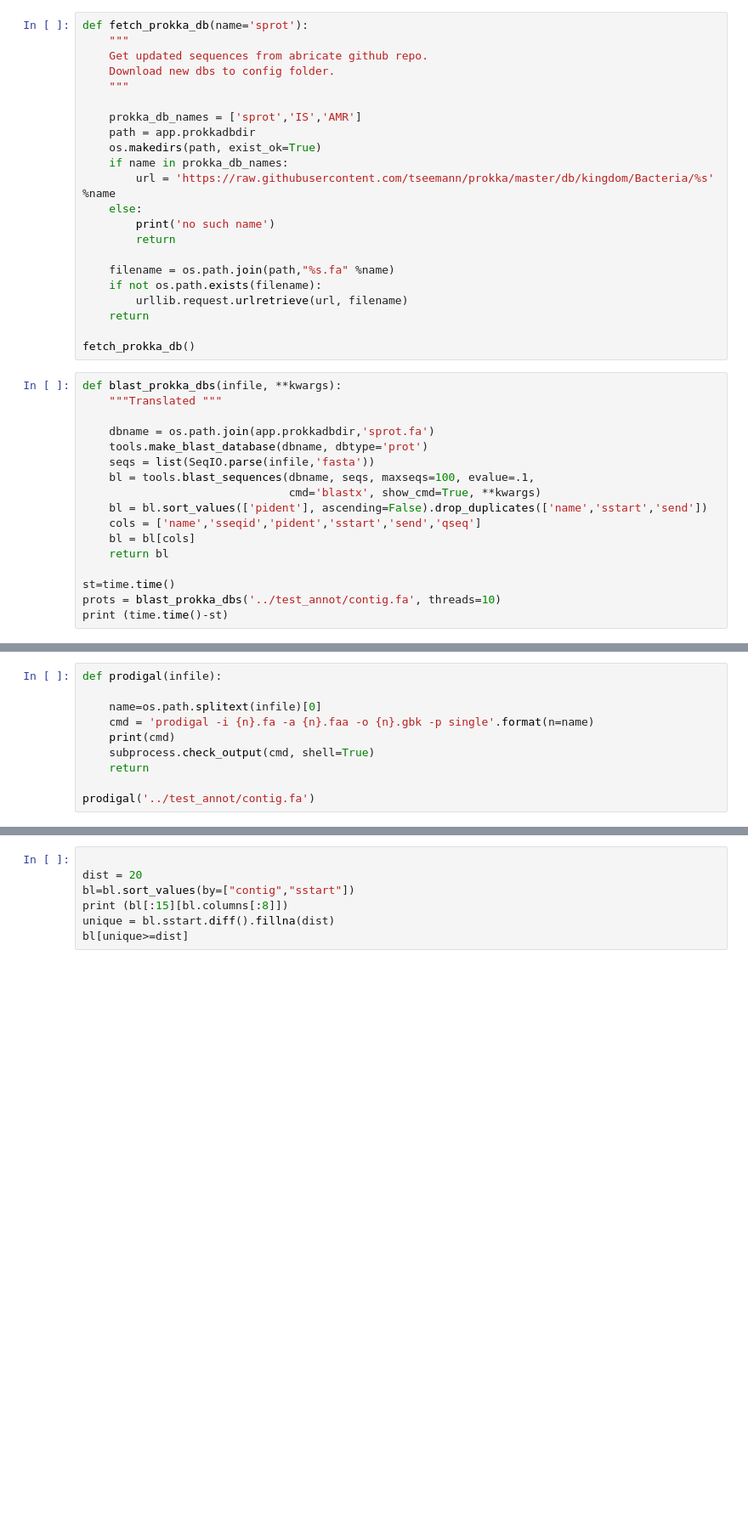
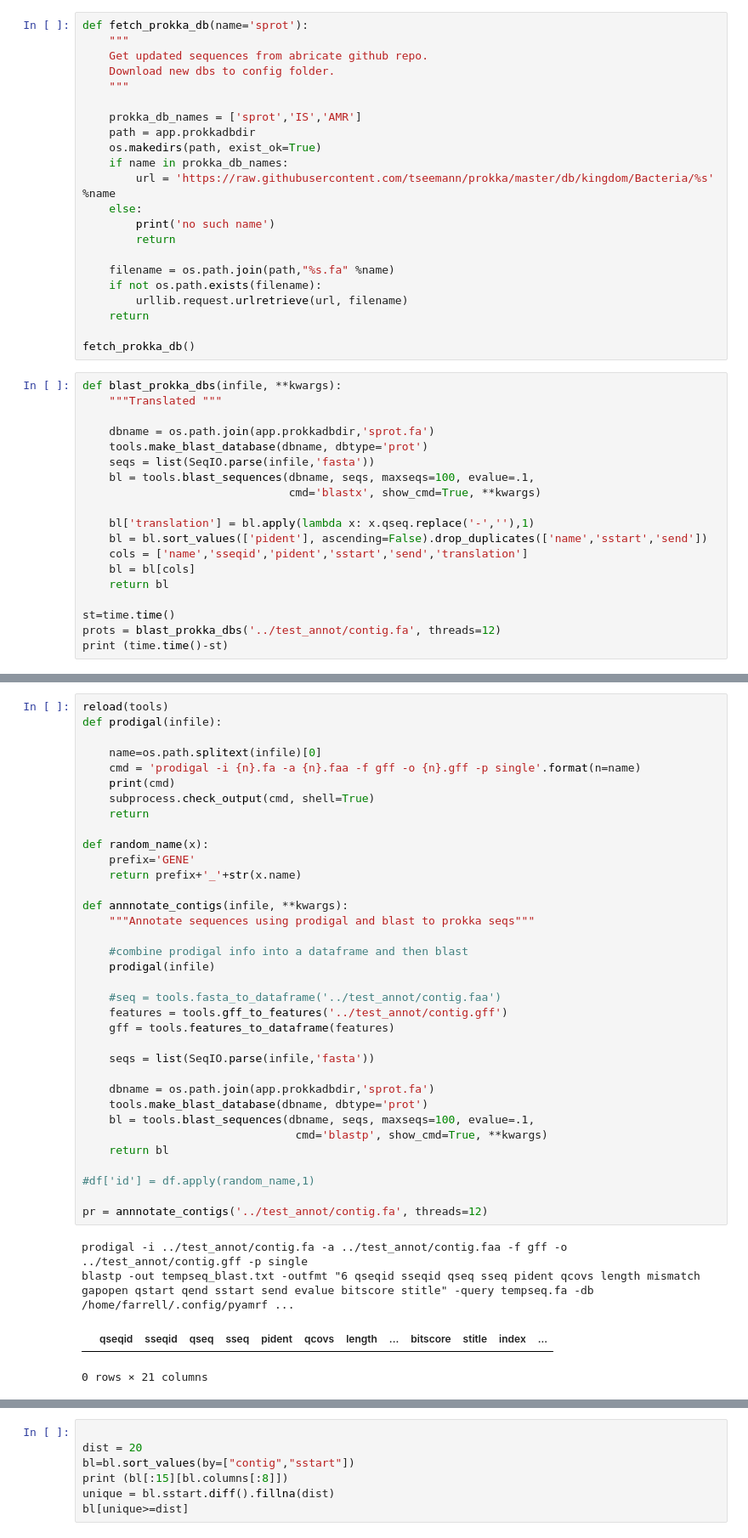
Before and after one commit to dmnfarrell/pathogenie, a Jupyter notebook: notebooks/testing.ipynb, the cells around one changed output, grey strips where cells are left out. Shown: that part at 85% size. Saved outputs shown, nothing was run; the diff lists cells and outputs as text; blank space fills up the shorter version.

Commit message:
annotation code

```diff
--- a/notebooks/testing.ipynb
+++ b/notebooks/testing.ipynb
@@ -105,12 +106,14 @@ def blast_prokka_dbs(infile, **kwargs):
     seqs = list(SeqIO.parse(infile,'fasta'))
     bl = tools.blast_sequences(dbname, seqs, maxseqs=100, evalue=.1,
                                cmd='blastx', show_cmd=True, **kwargs)
+
+    bl['translation'] = bl.apply(lambda x: x.qseq.replace('-',''),1)
     bl = bl.sort_values(['pident'], ascending=False).drop_duplicates(['name','sstart','send'])
-    cols = ['name','sseqid','pident','sstart','send','qseq']
+    cols = ['name','sseqid','pident','sstart','send','translation']
     bl = bl[cols]
     return bl
 
 st=time.time()
-prots = blast_prokka_dbs('../test_annot/contig.fa', threads=10)
+prots = blast_prokka_dbs('../test_annot/contig.fa', threads=12)
 print (time.time()-st)
 # %% [output]
@@ -137,12 +141,2 @@ print (x)
 
 [282 rows x 6 columns]
-# %%
-def prodigal(infile):
-
-    name=os.path.splitext(infile)[0]
-    cmd = 'prodigal -i {n}.fa -a {n}.faa -o {n}.gbk -p single'.format(n=name)
-    print(cmd)
-    subprocess.check_output(cmd, shell=True)
-    return
-
-prodigal('../test_annot/contig.fa')
@@ -150,0 +147,40 @@ prodigal -i ../test_annot/contig.fa -a ../test_annot/contig.faa -o ../test_annot
+# %%
+reload(tools)
+def prodigal(infile):
+
+    name=os.path.splitext(infile)[0]
+    cmd = 'prodigal -i {n}.fa -a {n}.faa -f gff -o {n}.gff -p single'.format(n=name)
+    print(cmd)
+    subprocess.check_output(cmd, shell=True)
+    return
+
+def random_name(x):
+    prefix='GENE'
+    return prefix+'_'+str(x.name)
+
+def annnotate_contigs(infile, **kwargs):
+    """Annotate sequences using prodigal and blast to prokka seqs"""
+
+    #combine prodigal info into a dataframe and then blast
+    prodigal(infile)
+
+    #seq = tools.fasta_to_dataframe('../test_annot/contig.faa')
+    features = tools.gff_to_features('../test_annot/contig.gff')
+    gff = tools.features_to_dataframe(features)
+
+    seqs = list(SeqIO.parse(infile,'fasta'))
+
+    dbname = os.path.join(app.prokkadbdir,'sprot.fa')
+    tools.make_blast_database(dbname, dbtype='prot')
+    bl = tools.blast_sequences(dbname, seqs, maxseqs=100, evalue=.1,
+                                cmd='blastp', show_cmd=True, **kwargs)
+    return bl
+
+#df['id'] = df.apply(random_name,1)
+
+pr = annnotate_contigs('../test_annot/contig.fa', threads=12)
+# %% [output]
+prodigal -i ../test_annot/contig.fa -a ../test_annot/contig.faa -f gff -o ../test_annot/contig.gff -p single
+blastp -out tempseq_blast.txt -outfmt "6 qseqid sseqid qseq sseq pident qcovs length mismatch gapopen qstart qend sstart send evalue bitscore stitle" -query tempseq.fa -db /home/farrell/.config/pyamrf ...
+|  | qseqid | sseqid | qseq | sseq | pident | qcovs | length | ... | bitscore | stitle | index | ... |
+0 rows × 21 columns
```
Also changed, not shown: parts of 6 cells of this notebook, 4 other files.
